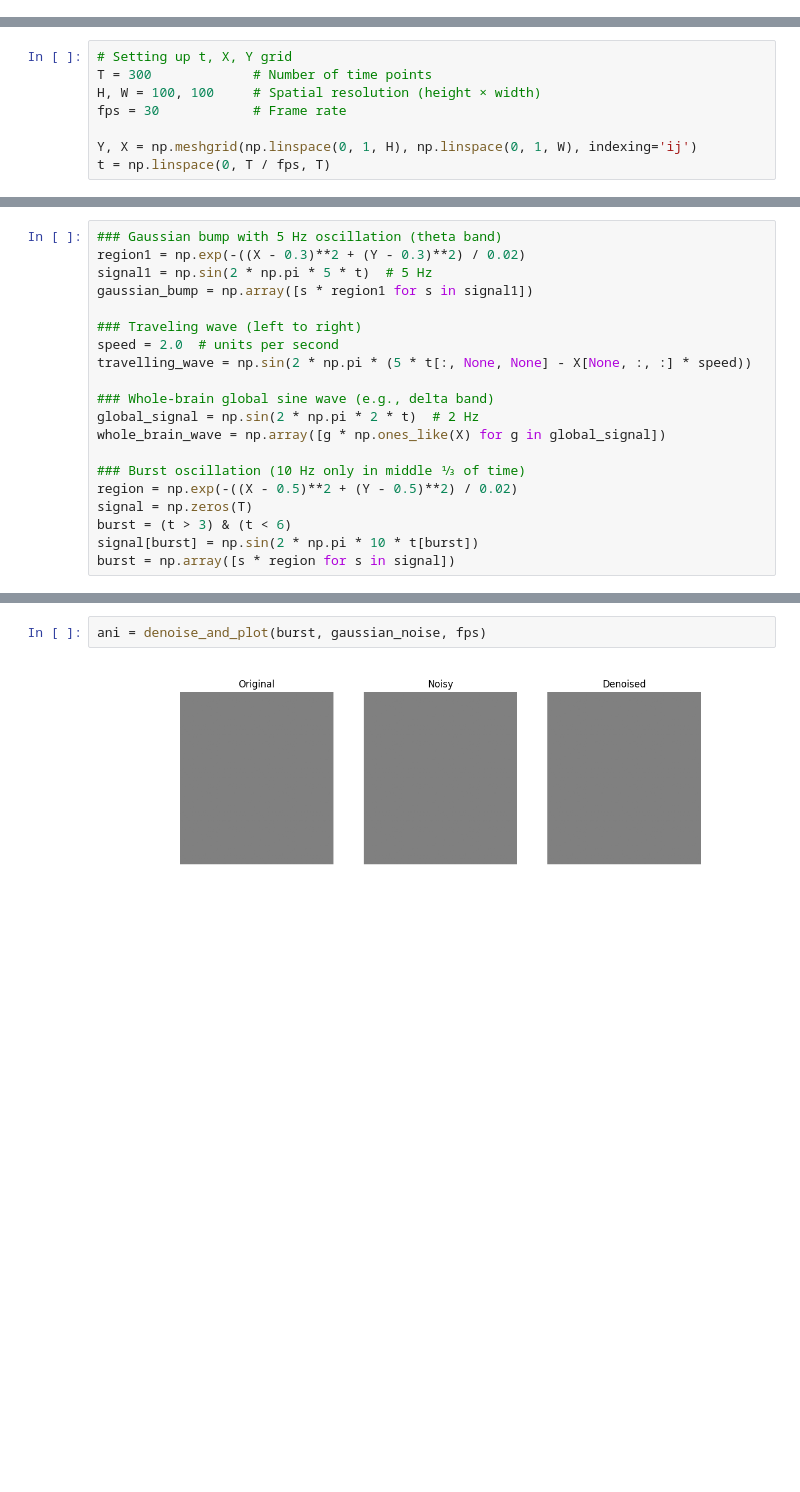
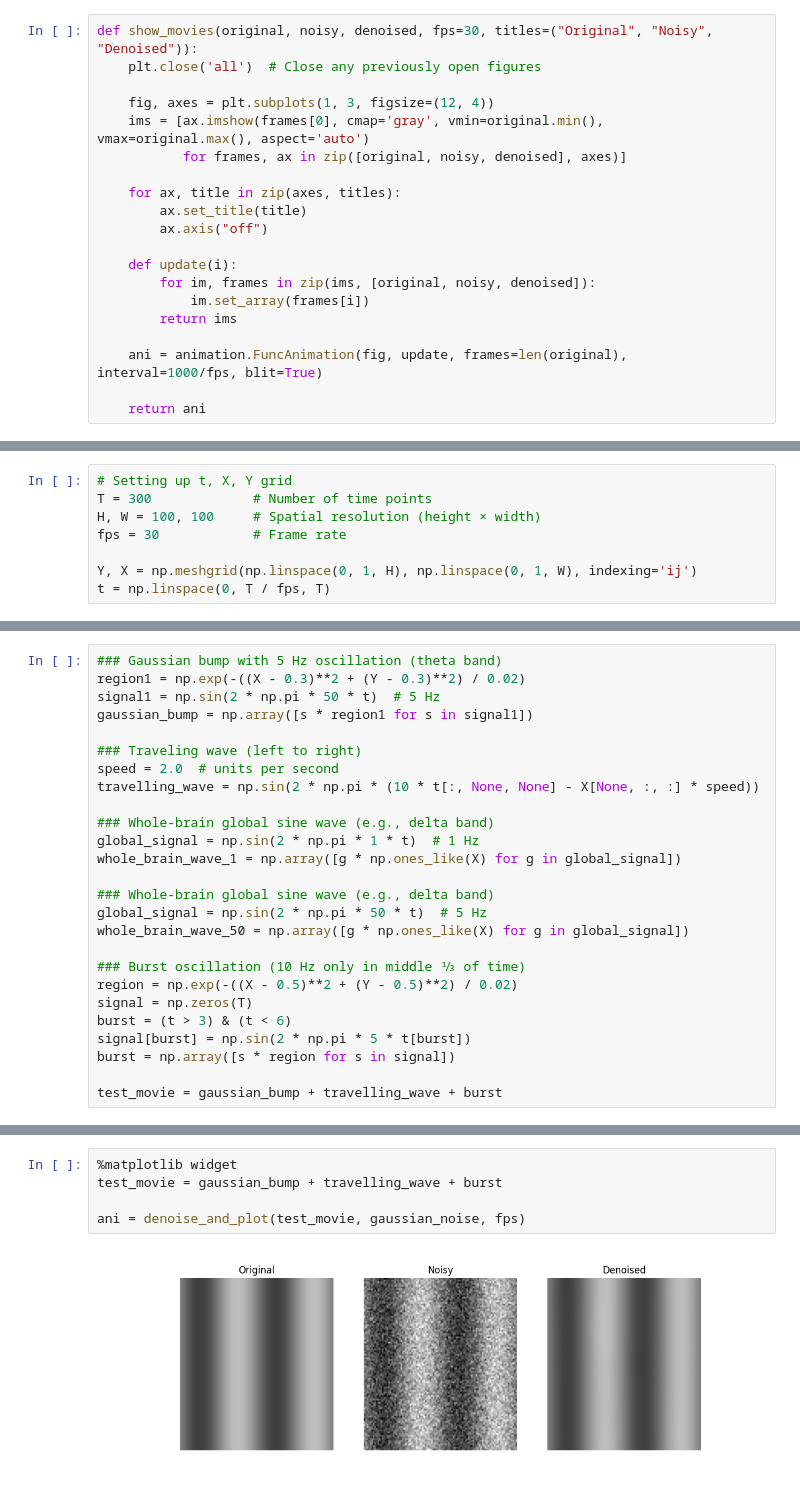
Before and after one commit to katienb/perception_project, a Jupyter notebook: perception_project/testing_denoise.ipynb, the cells around one changed output, grey strips where cells are left out. Cells and saved outputs as stored; diff of their text form; blank space fills up the shorter version.

```diff
--- a/perception_project/testing_denoise.ipynb
+++ b/perception_project/testing_denoise.ipynb
@@ -94,3 +60,23 @@ def show_movies(original, noisy, denoised, fps=30):
+# %%
+def show_movies(original, noisy, denoised, fps=30, titles=("Original", "Noisy", "Denoised")):
+    plt.close('all')  # Close any previously open figures
+
+    fig, axes = plt.subplots(1, 3, figsize=(12, 4))
+    ims = [ax.imshow(frames[0], cmap='gray', vmin=original.min(), vmax=original.max(), aspect='auto')
+           for frames, ax in zip([original, noisy, denoised], axes)]
+
+    for ax, title in zip(axes, titles):
+        ax.set_title(title)
+        ax.axis("off")
+
+    def update(i):
+        for im, frames in zip(ims, [original, noisy, denoised]):
+            im.set_array(frames[i])
+        return ims
+
+    ani = animation.FuncAnimation(fig, update, frames=len(original), interval=1000/fps, blit=True)
+
+    return ani
 # %%
 def denoise_and_plot(movie_clean, noise, fps, **kwargs):
     """
@@ -130,20 +305,26 @@ ani = denoise_and_plot(movie_clean, noise, fps)
 # %%
 ### Gaussian bump with 5 Hz oscillation (theta band)
 region1 = np.exp(-((X - 0.3)**2 + (Y - 0.3)**2) / 0.02)
-signal1 = np.sin(2 * np.pi * 5 * t)  # 5 Hz
+signal1 = np.sin(2 * np.pi * 50 * t)  # 5 Hz
 gaussian_bump = np.array([s * region1 for s in signal1])
 
 ### Traveling wave (left to right)
 speed = 2.0  # units per second
-travelling_wave = np.sin(2 * np.pi * (5 * t[:, None, None] - X[None, :, :] * speed))
+travelling_wave = np.sin(2 * np.pi * (10 * t[:, None, None] - X[None, :, :] * speed))
 
 ### Whole-brain global sine wave (e.g., delta band)
-global_signal = np.sin(2 * np.pi * 2 * t)  # 2 Hz
-whole_brain_wave = np.array([g * np.ones_like(X) for g in global_signal])
+global_signal = np.sin(2 * np.pi * 1 * t)  # 1 Hz
+whole_brain_wave_1 = np.array([g * np.ones_like(X) for g in global_signal])
+
+### Whole-brain global sine wave (e.g., delta band)
+global_signal = np.sin(2 * np.pi * 50 * t)  # 5 Hz
+whole_brain_wave_50 = np.array([g * np.ones_like(X) for g in global_signal])
 
 ### Burst oscillation (10 Hz only in middle ⅓ of time)
 region = np.exp(-((X - 0.5)**2 + (Y - 0.5)**2) / 0.02)
 signal = np.zeros(T)
 burst = (t > 3) & (t < 6)
-signal[burst] = np.sin(2 * np.pi * 10 * t[burst])
+signal[burst] = np.sin(2 * np.pi * 5 * t[burst])
 burst = np.array([s * region for s in signal])
+
+test_movie = gaussian_bump + travelling_wave + burst
@@ -172,4 +365,7 @@ drift_noise = 0.1 * drift * np.ones_like(X)[None, :, :]
 # %%
-ani = denoise_and_plot(burst, gaussian_noise, fps)
+%matplotlib widget
+test_movie = gaussian_bump + travelling_wave + burst
+
+ani = denoise_and_plot(test_movie, gaussian_noise, fps)
 # %% [output]
-[figure, old version]
+[figure, new version]
```
Also changed, not shown: parts of 10 cells of this notebook, 2 other files.
